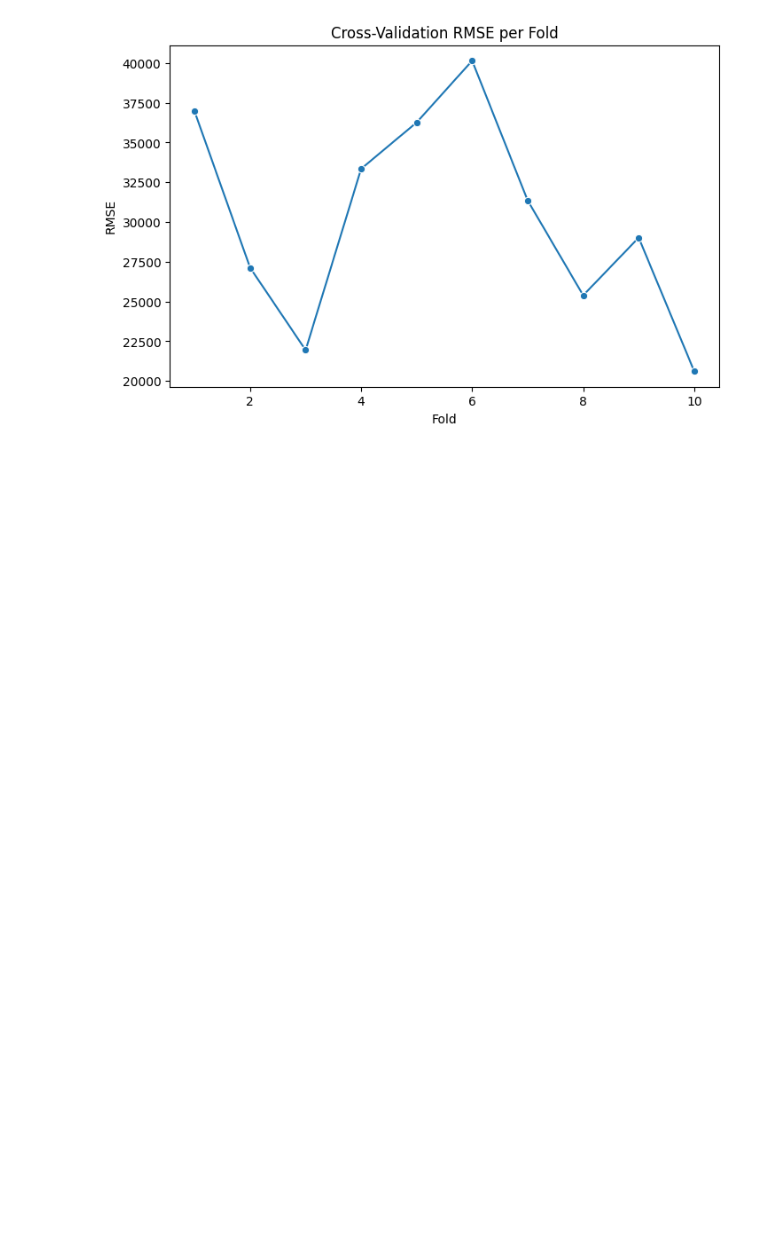
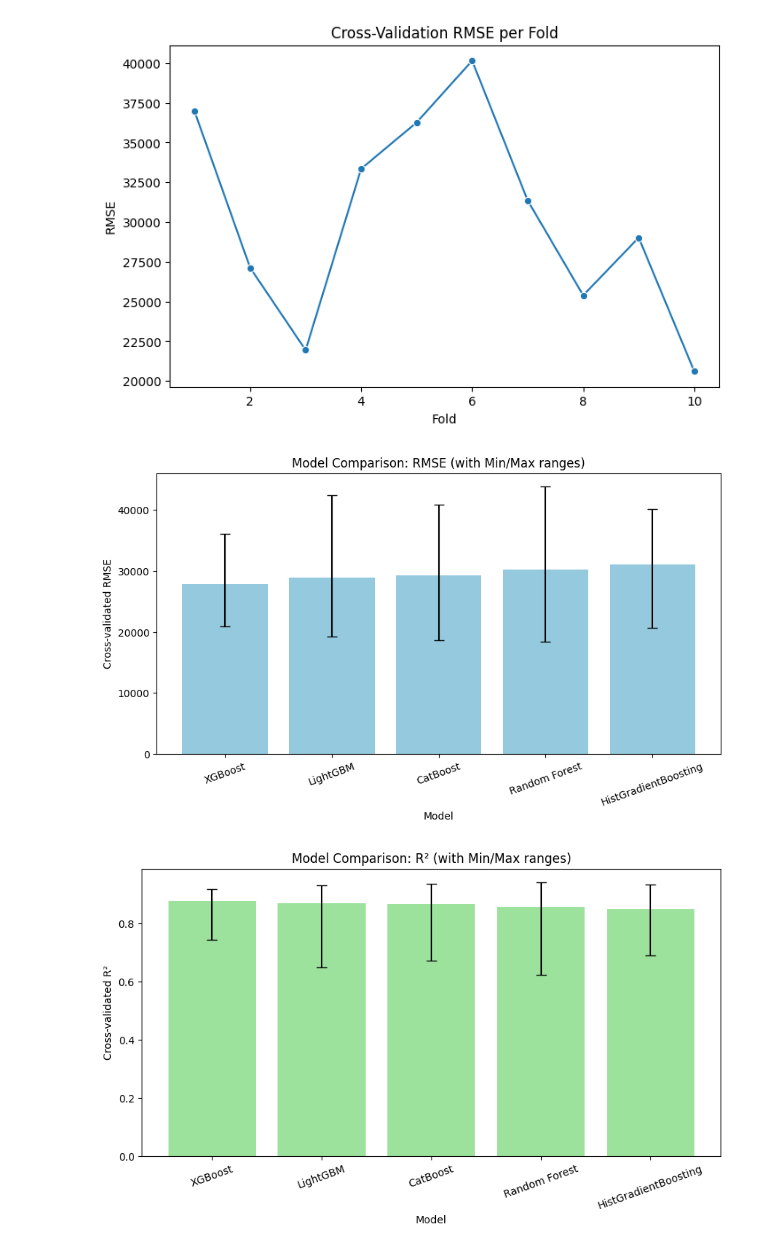
Before and after one commit to Bladys0710/housing-prices-ml-project, a Jupyter notebook: notebooks/02_Modeling_and_Evaluation.ipynb, the cells around one changed output. Drawn from its saved outputs; the diff is of its cells as text; code cells hidden in the pictures; blank space fills up the shorter version.

Commit message:
[UPDATE] Add comparison plot.

```diff
--- a/notebooks/02_Modeling_and_Evaluation.ipynb
+++ b/notebooks/02_Modeling_and_Evaluation.ipynb
@@ -510,3 +510,52 @@ plt.title("Cross-Validation RMSE per Fold")
 plt.show()
 # %% [output]
 [figure]
+# %%
+import pandas as pd
+import seaborn as sns
+import matplotlib.pyplot as plt
+
+# Put your results into a DataFrame
+data = {
+    "Model": ["XGBoost", "LightGBM", "CatBoost", "Random Forest", "HistGradientBoosting"],
+    "CV_RMSE": [27841.426, 28886.376, 29230.197, 30282.254, 31050.184],
+    "Min_RMSE": [20967.158, 19192.945, 18601.993, 18339.738, 20612.484],
+    "Max_RMSE": [36076.864, 42423.131, 40885.089, 43843.27, 40144.259],
+    "CV_R2": [0.877, 0.8677, 0.865, 0.855, 0.847],
+    "Min_R2": [0.744, 0.647, 0.672, 0.623, 0.69],
+    "Max_R2": [0.918, 0.931, 0.935, 0.94, 0.933],
+}
+
+df = pd.DataFrame(data)
+
+# Compute error bars
+df["RMSE_err_low"] = df["CV_RMSE"] - df["Min_RMSE"]
+df["RMSE_err_high"] = df["Max_RMSE"] - df["CV_RMSE"]
+
+df["R2_err_low"] = df["CV_R2"] - df["Min_R2"]
+df["R2_err_high"] = df["Max_R2"] - df["CV_R2"]
+
+# --- Plot RMSE ---
+plt.figure(figsize=(10, 5))
+sns.barplot(data=df, x="Model", y="CV_RMSE", color="skyblue", errorbar=None)
+plt.errorbar(df["Model"], df["CV_RMSE"],
+             yerr=[df["RMSE_err_low"], df["RMSE_err_high"]],
+             fmt='none', c='black', capsize=5)
+plt.ylabel("Cross-validated RMSE")
+plt.title("Model Comparison: RMSE (with Min/Max ranges)")
+plt.xticks(rotation=20)
+plt.show()
+
+# --- Plot R² ---
+plt.figure(figsize=(10, 5))
+sns.barplot(data=df, x="Model", y="CV_R2", color="lightgreen", errorbar=None)
+plt.errorbar(df["Model"], df["CV_R2"],
+             yerr=[df["R2_err_low"], df["R2_err_high"]],
+             fmt='none', c='black', capsize=5)
+plt.ylabel("Cross-validated R²")
+plt.title("Model Comparison: R² (with Min/Max ranges)")
+plt.xticks(rotation=20)
+plt.show()
+# %% [output]
+[figure, added]
+[figure, added]
```
Also changed, not shown: parts of 1 cell of this notebook.
